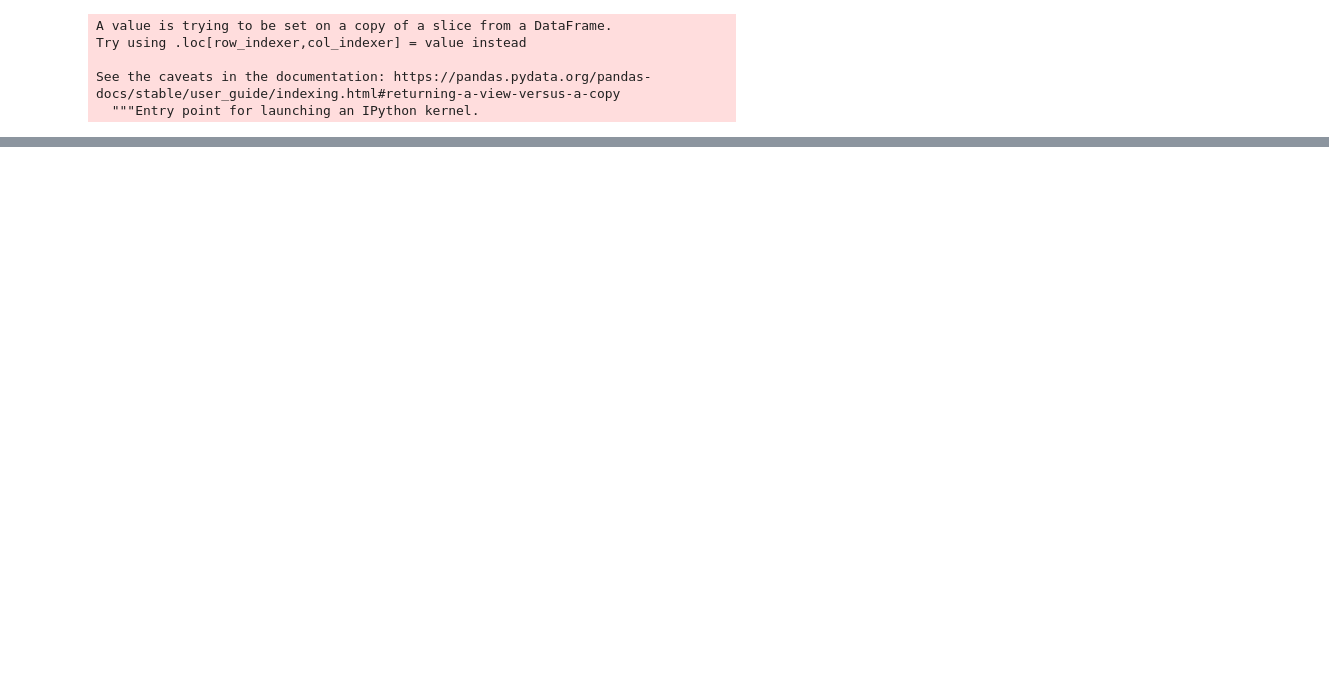
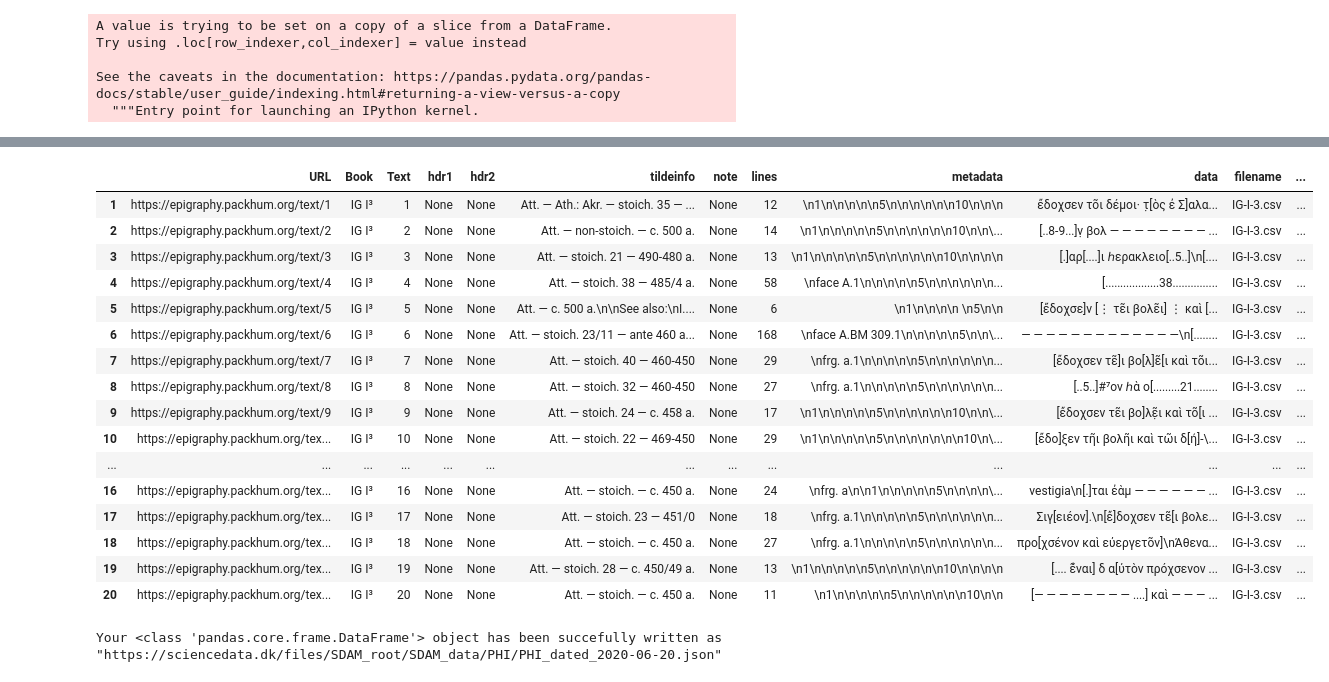
Before and after one commit to sdam-au/GI_ETL, a Jupyter notebook: scripts/1_3_EXTRACTING_DATES.ipynb, the cells around one changed output, grey strips where cells are left out. Drawn from its saved outputs; the diff is of its cells as text; code cells hidden in the pictures; blank space fills up the shorter version.

Commit message:
dating whole dataset v1

```diff
--- a/scripts/1_3_EXTRACTING_DATES.ipynb
+++ b/scripts/1_3_EXTRACTING_DATES.ipynb
@@ -701,7 +701,8 @@ This the last function we apply, since it overlooks all potential relevant infor
     else:
       try:
         date_both = re.search('(\d+)(\-)(\d+)', datation, flags=re.IGNORECASE).groups()
-        if any(time_indicator in datation for time_indicator in [" BC", " AD", "prob", "possi"]):
+        #if any(time_indicator in datation for time_indicator in [" BC", " AD", "prob", "possi"]):
+        try:
           date1, date2 = date_both[0], date_both[2]
           len_diff = len(date1) - len(date2)
           if len_diff > 0:
@@ -709,6 +710,8 @@ This the last function we apply, since it overlooks all potential relevant infor
           date1, date2 = int(date1) * -1, int(date2) * -1
           if date1 < date2:
             dating.update({"start" : date1, "stop" : date2, "type" : "range", "era" : "BC"})
+        except:
+          pass
       except:
         match = re.match("^\s?(\d+)\s?$", datation) # if it is just one number and nothing else (single numbers are good)
         if match:
@@ -762,8 +765,10 @@ def change_dict_structure(dictionary):
 def date_extractor(datation):
   dating = {"start": None, "stop": None, "exact": None, "or": None, "type": "unknown", "era": None}
   #replace " a." and " p." when at the end of datation or before "/" or "-"
+  datation = re.sub("(\s+$|^\s)", "", datation) # remove spaces at the beginning and end
   datation = re.sub("(\s)(a\.)(\-|\/|$)", r"\1BC\3", datation)
   datation = re.sub("(\s)(p\.)(\-|\/|$)", r"\1AD\3", datation)
+  datation = re.sub("^(\s?c\.)(\s\d+)", r"ca.\2", datation) # "c." -> "ca." if at the beginning of the string and followed by numbers
   datation = re.sub("(\(|\)|\[|\])", "", datation)   # remove brackets
   # UNCERTAINTY
   if "?" in datation:
@@ -1007,2 +1053,0 @@ PHI_by_200.head(5)
-# %%
-PHI_by_200.sort_values("PHI_ID", inplace=True)
@@ -1119,0 +1131,13 @@ set_with_dataframe(PHI_overview.add_worksheet("PHI_by_500_dates_v1", 1, 1), PHI_
+# %%
+%time
+
+def apply_function(row):
+  try:
+    return date_extractor(row["raw_date"])
+  except:
+    return {"not_before": None, "not_after": None, "or": None, "date_tags": ["unknown"], "link" : None, "certainty" : None}
+
+PHI["dating_dict"] = PHI.apply(lambda row: apply_function(row), axis=1)
+# extract data from dating_dict to individual columns:
+for key in ["not_before", "not_after", "or", "date_tags", "certainty", "link"]:
+  PHI[key] = PHI.apply(lambda row: row["dating_dict"][key], axis=1)
@@ -1119,0 +1147,24 @@ set_with_dataframe(PHI_overview.add_worksheet("PHI_by_500_dates_v1", 1, 1), PHI_
+# %%
+PHI.head(20)
+# %% [output]
+|  | URL | Book | Text | hdr1 | hdr2 | tildeinfo | note | lines | metadata | data | filename | ... |
+| 1 | https://epigraphy.packhum.org/text/1 | IG I³ | 1 | None | None | Att. — Ath.: Akr. — stoich. 35 — ... | None | 12 | \n1\n\n\n\n\n5\n\n\n\n\n\n10\n\n\n | ἔδοχσεν το͂ι δέμοι· τ̣[ὸς ἐ Σ]αλα... | IG-I-3.csv | ... |
+| 2 | https://epigraphy.packhum.org/text/2 | IG I³ | 2 | None | None | Att. — non-stoich. — c. 500 a. | None | 14 | \n1\n\n\n\n\n5\n\n\n\n\n\n10\n\n\... | [․․8-9․․․]ν̣ βολ — — — — — — — — ... | IG-I-3.csv | ... |
+| 3 | https://epigraphy.packhum.org/text/3 | IG I³ | 3 | None | None | Att. — stoich. 21 — 490-480 a. | None | 13 | \n1\n\n\n\n\n5\n\n\n\n\n\n10\n\n\n\n | [․]αρ[․․․․]ι ℎερακλειο[․․5․․]\n[․... | IG-I-3.csv | ... |
+| 4 | https://epigraphy.packhum.org/text/4 | IG I³ | 4 | None | None | Att. — stoich. 38 — 485/4 a. | None | 58 | \nface A.1\n\n\n\n\n5\n\n\n\n\n\n... | [․․․․․․․․․․․․․․․․․․38․․․․․․․․․․․․... | IG-I-3.csv | ... |
+| 5 | https://epigraphy.packhum.org/text/5 | IG I³ | 5 | None | None | Att. — c. 500 a.\n\nSee also:\nI.... | None | 6 | \n1\n\n\n\n \n5\n\n | [ἔδοχσε]ν [⋮ τε͂ι βολε͂ι] ⋮ καὶ [... | IG-I-3.csv | ... |
+| 6 | https://epigraphy.packhum.org/text/6 | IG I³ | 6 | None | None | Att. — stoich. 23/11 — ante 460 a... | None | 168 | \nface A.BM 309.1\n\n\n\n\n5\n\n\... | — — — — — — — — — — — — —\n[․․․․․... | IG-I-3.csv | ... |
+| 7 | https://epigraphy.packhum.org/text/7 | IG I³ | 7 | None | None | Att. — stoich. 40 — 460-450 | None | 29 | \nfrg. a.1\n\n\n\n\n5\n\n\n\n\n\n... | [ἔδοχσεν τε͂]ι βο[λ]ε͂[ι καὶ το͂ι... | IG-I-3.csv | ... |
+| 8 | https://epigraphy.packhum.org/text/8 | IG I³ | 8 | None | None | Att. — stoich. 32 — 460-450 | None | 27 | \nfrg. a.1\n\n\n\n\n5\n\n\n\n\n\n... | [․․5․․]#⁷ον ℎὰ ο[․․․․․․․․․21․․․․․... | IG-I-3.csv | ... |
+| 9 | https://epigraphy.packhum.org/text/9 | IG I³ | 9 | None | None | Att. — stoich. 24 — c. 458 a. | None | 17 | \n1\n\n\n\n\n5\n\n\n\n\n\n10\n\n\... | [ἔδοχσεν τε͂ι βο]λε̣͂ι καὶ το͂[ι ... | IG-I-3.csv | ... |
+| 10 | https://epigraphy.packhum.org/tex... | IG I³ | 10 | None | None | Att. — stoich. 22 — 469-450 | None | 29 | \n1\n\n\n\n\n5\n\n\n\n\n\n\n10\n\... | [ἔδο]ξεν τῆι βολῆι καὶ τῶι δ[ή]-\... | IG-I-3.csv | ... |
+| ... | ... | ... | ... | ... | ... | ... | ... | ... | ... | ... | ... | ... |
+| 16 | https://epigraphy.packhum.org/tex... | IG I³ | 16 | None | None | Att. — stoich. — c. 450 a. | None | 24 | \nfrg. a\n\n1\n\n\n\n\n5\n\n\n\n\... | vestigia\n[․]ται ἐὰμ — — — — — — ... | IG-I-3.csv | ... |
+| 17 | https://epigraphy.packhum.org/tex... | IG I³ | 17 | None | None | Att. — stoich. 23 — 451/0 | None | 18 | \nfrg. a.1\n\n\n\n\n5\n\n\n\n\n\n... | Σιγ[ειέον].\n[ἔ]δοχσεν τε͂[ι βολε... | IG-I-3.csv | ... |
+| 18 | https://epigraphy.packhum.org/tex... | IG I³ | 18 | None | None | Att. — stoich. — c. 450 a. | None | 27 | \nfrg. a.1\n\n\n\n\n5\n\n\n\n\n\n... | προ[χσένον καὶ εὐεργετο͂ν]\nἈθενα... | IG-I-3.csv | ... |
+| 19 | https://epigraphy.packhum.org/tex... | IG I³ | 19 | None | None | Att. — stoich. 28 — c. 450/49 a. | None | 13 | \n1\n\n\n\n\n5\n\n\n\n\n\n10\n\n\n\n | [․․․․ ἐ͂ναι] δ α[ὐτὸν πρόχσενον ... | IG-I-3.csv | ... |
+| 20 | https://epigraphy.packhum.org/tex... | IG I³ | 20 | None | None | Att. — stoich. — c. 450 a. | None | 11 | \n1\n\n\n\n\n5\n\n\n\n\n\n10\n\n | [— — — — — — — — ․․․․] καὶ — — — ... | IG-I-3.csv | ... |
+# %%
+sddk.write_file("SDAM_data/PHI/PHI_dated_2020-06-20.json", PHI, conf)
+# %% [output]
+Your <class 'pandas.core.frame.DataFrame'> object has been succefully written as "https://sciencedata.dk/files/SDAM_root/SDAM_data/PHI/PHI_dated_2020-06-20.json"
```
Also changed, not shown: parts of 51 cells of this notebook.
